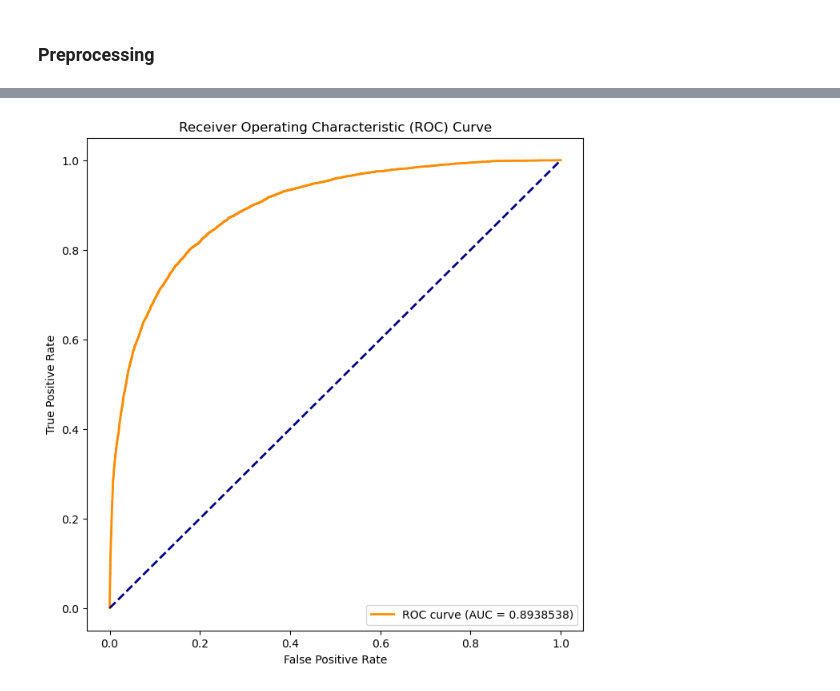
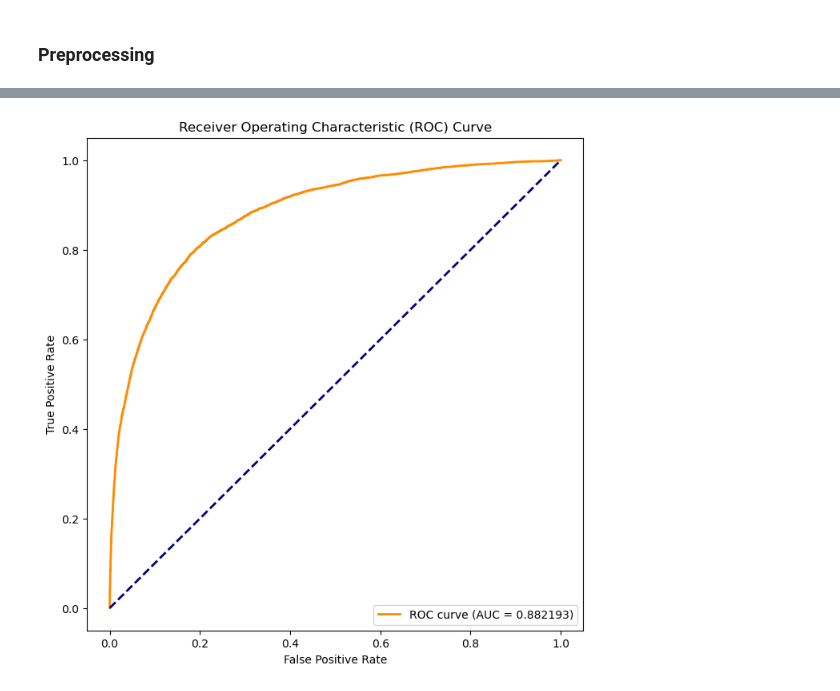
Before and after one commit to MDSV9/churn-prediction, a Jupyter notebook: Binary Classification with a Bank Churn.ipynb, the cells around one changed output, grey strips where cells are left out. Cells and saved outputs as stored; diff of their text form; code cells hidden in the pictures.

```diff
--- a/Binary Classification with a Bank Churn.ipynb
+++ b/Binary Classification with a Bank Churn.ipynb
@@ -190,8 +258,7 @@ preprocessor = ColumnTransformer(
 # %%
-Log = Pipeline([
-    ('feats',Feature_Engineering),
-    ('preprocessor', preprocessor),
-    ('classifier', LogisticRegression())
+Log = Pipeline(steps=[
+    ('preprocessor',preprocessor),
+    ('classifier',LogisticRegression(n_jobs=-1))
 ])
 # %%
 Log.fit(X_train,y_train)
@@ -209,0 +289,19 @@ y_proba = Log.predict(X_train)
+# %%
+param_grid = {
+    'preprocessor__cat__ohe__min_frequency': [1, 5, 10],
+    'classifier__C': [0.1, 1.0, 10.0],
+    'classifier__max_iter': [100, 200, 300]
+}
+
+# Define the StratifiedKFold
+skf = StratifiedKFold(n_splits=5, shuffle=True, random_state=42)
+
+# Create the GridSearchCV object
+grid_search = GridSearchCV(Log, param_grid, cv=skf, scoring='roc_auc', verbose=2)
+
+# Fit the GridSearchCV on the training data
+grid_search.fit(X_train, y_train)
+
+# Print the best parameters and corresponding accuracy
+print("Best Parameters: ", grid_search.best_params_)
+print("Best Accuracy: ", grid_search.best_score_)
@@ -210,3 +359,8 @@ y_proba = Log.predict(X_train)
+# %%
+Log_final = Pipeline(steps = [
+    ('preprocessor',preprocessor.set_params(cat__ohe__min_frequency = 1)),
+    ('classifier',LogisticRegression(C=0.1,max_iter=200))
+])
 # %%
-Log.score(X_train,y_train)
+Log_final.fit(X_train,y_train)
 # %% [output]
@@ -250,18 +390,18 @@ Pipeline(steps=[('feats',
 # %%
-# Make predictions on the test set
-y_pred_prob = CBC.predict_proba(X_test)[:,1]
-# Calculate ROC curve and AUC
-fpr, tpr, thresholds = roc_curve(y_test, y_pred_prob)
+y_test_probs = Log_final.predict_proba(X_test)[:, 1]
+
+# Compute ROC curve and AUC
+fpr, tpr, thresholds = roc_curve(y_test, y_test_probs)
 roc_auc = auc(fpr, tpr)
 
 # Plot ROC curve
 plt.figure(figsize=(8, 8))
-plt.plot(fpr, tpr, color='darkorange', lw=2, label='ROC curve (AUC = {:.7f})'.format(roc_auc))
+plt.plot(fpr, tpr, color='darkorange', lw=2, label='ROC curve (AUC = {:.6f})'.format(roc_auc))
 plt.plot([0, 1], [0, 1], color='navy', lw=2, linestyle='--')
 plt.xlabel('False Positive Rate')
 plt.ylabel('True Positive Rate')
 plt.title('Receiver Operating Characteristic (ROC) Curve')
-plt.legend(loc='lower right')
+plt.legend(loc="lower right")
 plt.show()
 # %% [output]
-[figure, old version]
+[figure, new version]
```
Also changed, not shown: parts of 30 cells of this notebook, 1 other file.
